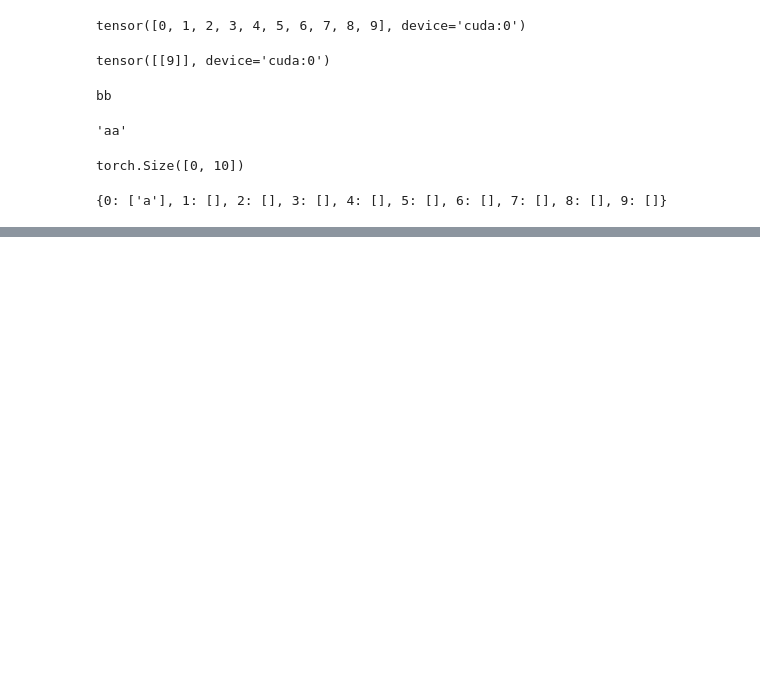
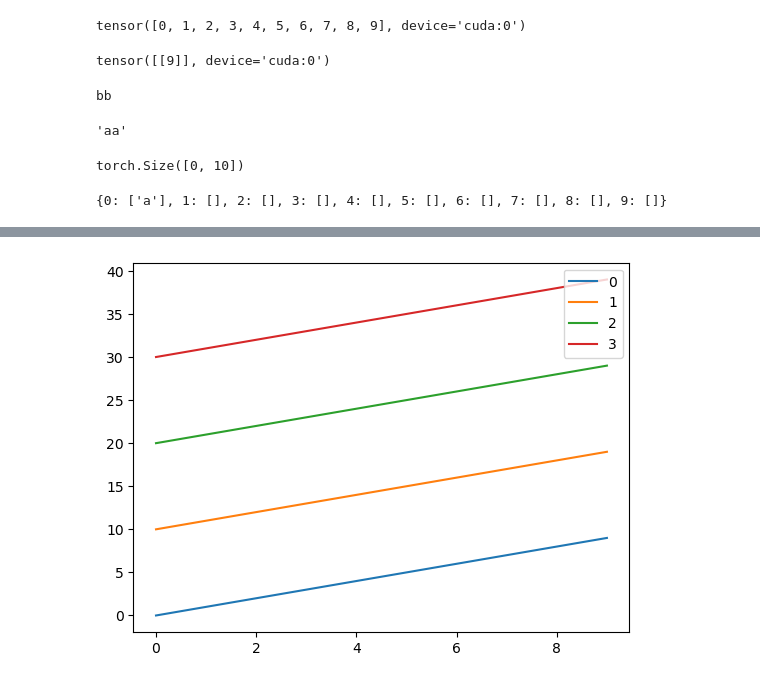
Before and after one commit to jyparkkr/FSW, a Jupyter notebook: test.ipynb, the cells around one changed output, grey strips where cells are left out. Saved outputs shown, nothing was run; the diff lists cells and outputs as text; code cells hidden in the pictures; blank space fills up the shorter version.

```diff
--- a/test.ipynb
+++ b/test.ipynb
@@ -387,0 +392,6 @@ a
+# %%
+a = np.arange(10)
+b = copy.deepcopy(a)
+
+for i in range(1,4):
+    b = np.vstack([b, a+10*i])
@@ -387,0 +411,7 @@ a
+# %%
+for i, e in enumerate(b):
+    plt.plot(e, label=i)
+plt.legend()
+plt.show()
+# %% [output]
+[figure, added]
```
Also changed, not shown: parts of 3 cells of this notebook, 17 other files.
